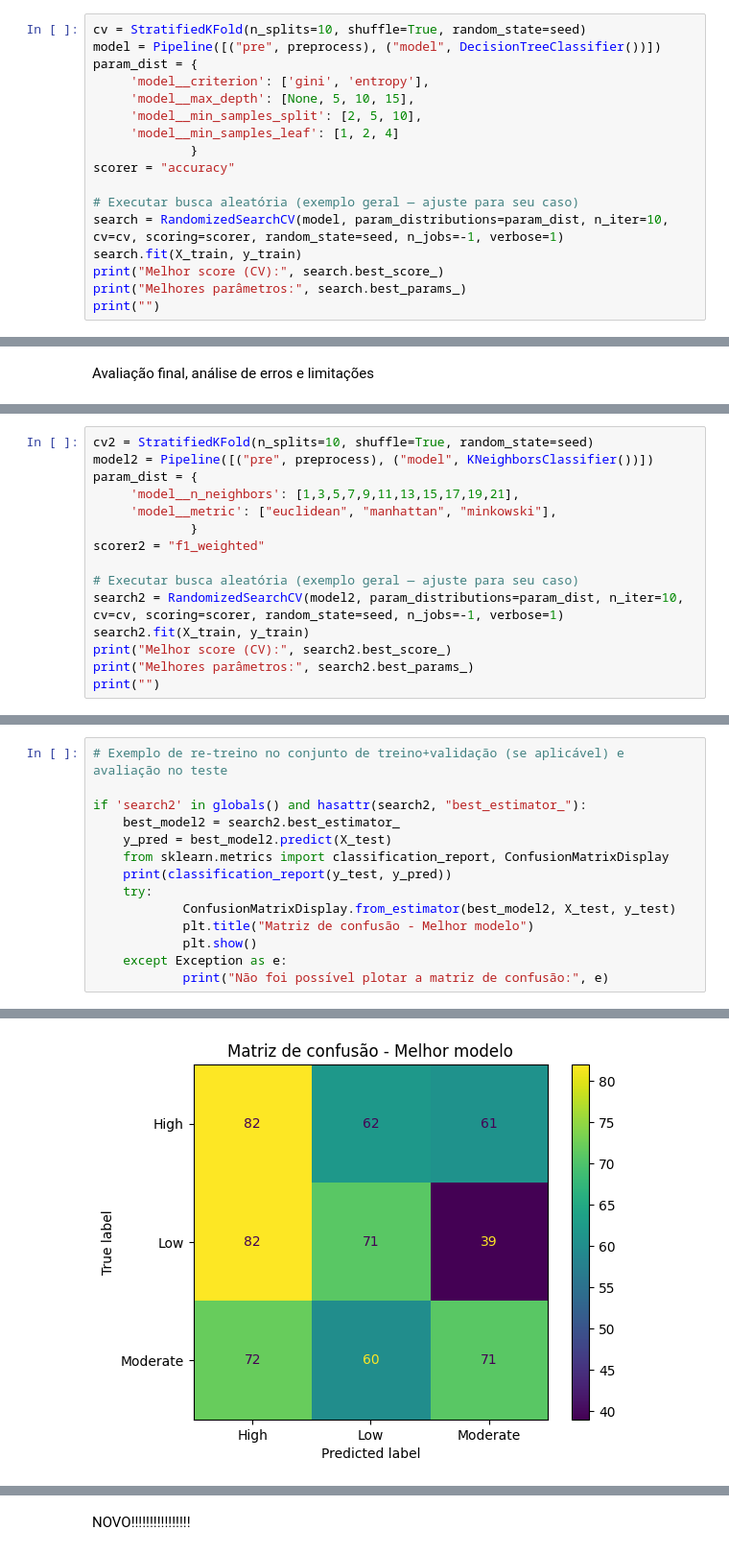
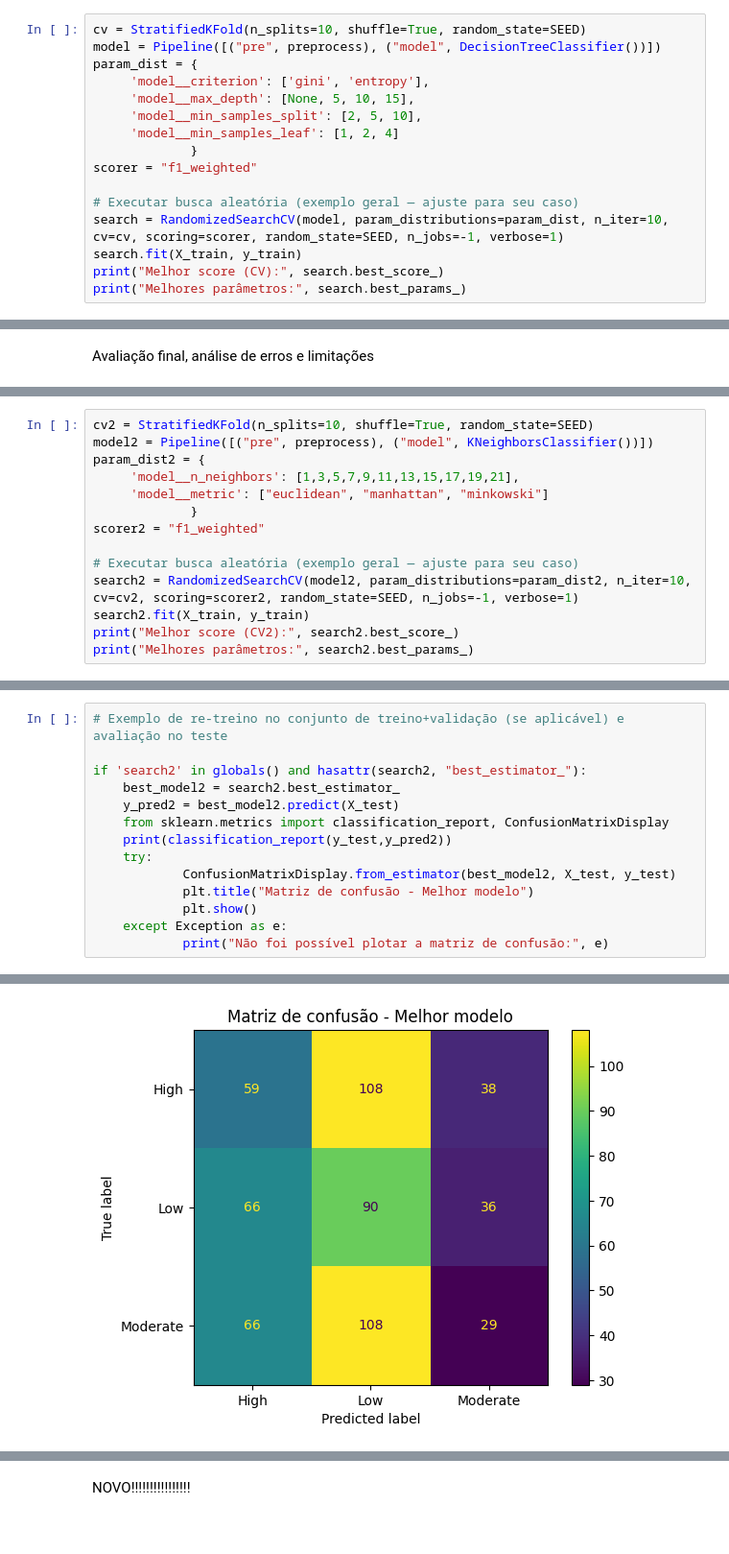
Before and after one commit to hugocfrias/MVP-Machine-Learning, a Jupyter notebook: MVP_Machine_Learning.ipynb, the cells around one changed output, grey strips where cells are left out. Shown at 96% size. Cells and saved outputs as stored; diff of their text form.

```diff
--- a/MVP_Machine_Learning.ipynb
+++ b/MVP_Machine_Learning.ipynb
@@ -565,7 +570,7 @@ Validação e Otimização de Hiperparâmetros
 Use **validação cruzada** apropriada ao problema (Ex: **`StratifiedKFold`** para classificação; **`KFold`** para regressão).
 Faça **tuning** com `GridSearchCV`/`RandomizedSearchCV`.
 # %%
-cv = StratifiedKFold(n_splits=10, shuffle=True, random_state=seed)
+cv = StratifiedKFold(n_splits=10, shuffle=True, random_state=SEED)
 model = Pipeline([("pre", preprocess), ("model", DecisionTreeClassifier())])
 param_dist = {
      'model__criterion': ['gini', 'entropy'],
@@ -573,13 +578,12 @@ param_dist = {
      'model__min_samples_split': [2, 5, 10],
      'model__min_samples_leaf': [1, 2, 4]
              }
-scorer = "accuracy"
+scorer = "f1_weighted"
 
 # Executar busca aleatória (exemplo geral — ajuste para seu caso)
-search = RandomizedSearchCV(model, param_distributions=param_dist, n_iter=10, cv=cv, scoring=scorer, random_state=seed, n_jobs=-1, verbose=1)
+search = RandomizedSearchCV(model, param_distributions=param_dist, n_iter=10, cv=cv, scoring=scorer, random_state=SEED, n_jobs=-1, verbose=1)
 search.fit(X_train, y_train)
 print("Melhor score (CV):", search.best_score_)
 print("Melhores parâmetros:", search.best_params_)
-print("")
 # %% [output]
 Fitting 10 folds for each of 10 candidates, totalling 100 fits
@@ -615,17 +619,16 @@ weighted avg       0.34      0.34      0.34       600
 # %%
-cv2 = StratifiedKFold(n_splits=10, shuffle=True, random_state=seed)
+cv2 = StratifiedKFold(n_splits=10, shuffle=True, random_state=SEED)
 model2 = Pipeline([("pre", preprocess), ("model", KNeighborsClassifier())])
-param_dist = {
+param_dist2 = {
      'model__n_neighbors': [1,3,5,7,9,11,13,15,17,19,21],
-     'model__metric': ["euclidean", "manhattan", "minkowski"],
+     'model__metric': ["euclidean", "manhattan", "minkowski"]
              }
 scorer2 = "f1_weighted"
 
 # Executar busca aleatória (exemplo geral — ajuste para seu caso)
-search2 = RandomizedSearchCV(model2, param_distributions=param_dist, n_iter=10, cv=cv, scoring=scorer, random_state=seed, n_jobs=-1, verbose=1)
+search2 = RandomizedSearchCV(model2, param_distributions=param_dist2, n_iter=10, cv=cv2, scoring=scorer2, random_state=SEED, n_jobs=-1, verbose=1)
 search2.fit(X_train, y_train)
-print("Melhor score (CV):", search2.best_score_)
+print("Melhor score (CV2):", search2.best_score_)
 print("Melhores parâmetros:", search2.best_params_)
-print("")
 # %% [output]
 Fitting 10 folds for each of 10 candidates, totalling 100 fits
@@ -636,9 +640,9 @@ Melhores parâmetros: {'model__n_neighbors': 19, 'model__metric': 'minkowski'}
 
 if 'search2' in globals() and hasattr(search2, "best_estimator_"):
     best_model2 = search2.best_estimator_
-    y_pred = best_model2.predict(X_test)
+    y_pred2 = best_model2.predict(X_test)
     from sklearn.metrics import classification_report, ConfusionMatrixDisplay
-    print(classification_report(y_test, y_pred))
+    print(classification_report(y_test,y_pred2))
     try:
             ConfusionMatrixDisplay.from_estimator(best_model2, X_test, y_test)
             plt.title("Matriz de confusão - Melhor modelo")
@@ -658,2 +662,2 @@ weighted avg       0.38      0.37      0.37       600
-[figure, old version]
+[figure, new version]
 # %%
```
Also changed, not shown: parts of 31 cells of this notebook.
